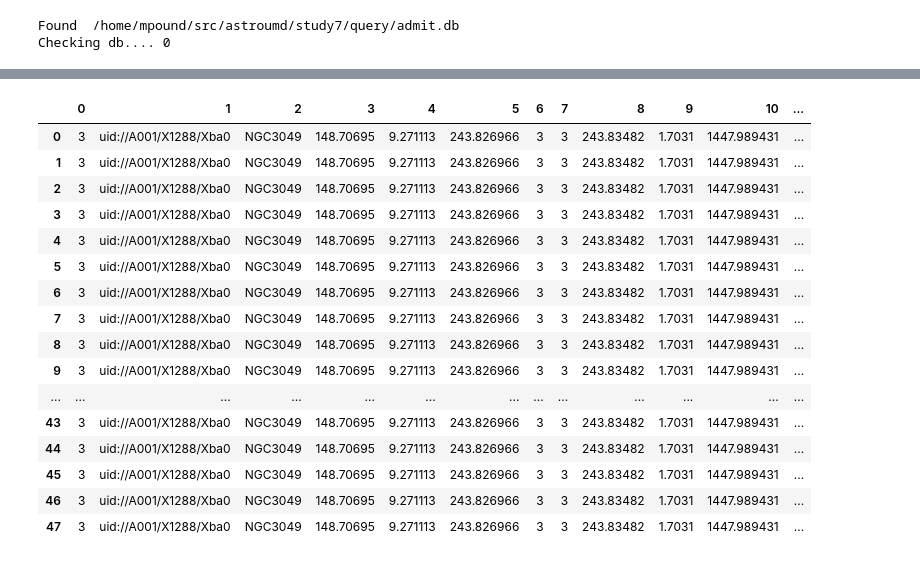
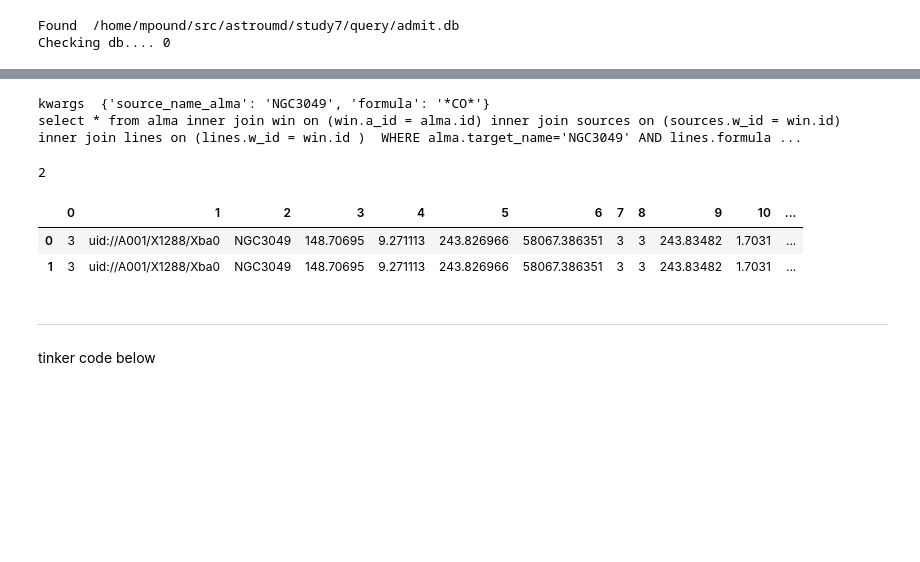
Before and after one commit to teuben/study7, a Jupyter notebook: notebooks/case1.ipynb, the cells around one changed output, grey strips where cells are left out. Saved outputs shown, nothing was run; the diff lists cells and outputs as text; code cells hidden in the pictures; blank space fills up the shorter version.

```diff
--- a/notebooks/case1.ipynb
+++ b/notebooks/case1.ipynb
@@ -73,20 +102,0 @@ result=a.sql("select * from alma,win,lines,sources where target_name='NGC3049' a
-# %%
-pd.DataFrame(result)
-# %% [output]
-|  | 0 | 1 | 2 | 3 | 4 | 5 | 6 | 7 | 8 | 9 | 10 | ... |
-| 0 | 3 | uid://A001/X1288/Xba0 | NGC3049 | 148.70695 | 9.271113 | 243.826966 | 3 | 3 | 243.83482 | 1.7031 | 1447.989431 | ... |
-| 1 | 3 | uid://A001/X1288/Xba0 | NGC3049 | 148.70695 | 9.271113 | 243.826966 | 3 | 3 | 243.83482 | 1.7031 | 1447.989431 | ... |
-| 2 | 3 | uid://A001/X1288/Xba0 | NGC3049 | 148.70695 | 9.271113 | 243.826966 | 3 | 3 | 243.83482 | 1.7031 | 1447.989431 | ... |
-| 3 | 3 | uid://A001/X1288/Xba0 | NGC3049 | 148.70695 | 9.271113 | 243.826966 | 3 | 3 | 243.83482 | 1.7031 | 1447.989431 | ... |
-| 4 | 3 | uid://A001/X1288/Xba0 | NGC3049 | 148.70695 | 9.271113 | 243.826966 | 3 | 3 | 243.83482 | 1.7031 | 1447.989431 | ... |
-| 5 | 3 | uid://A001/X1288/Xba0 | NGC3049 | 148.70695 | 9.271113 | 243.826966 | 3 | 3 | 243.83482 | 1.7031 | 1447.989431 | ... |
-| 6 | 3 | uid://A001/X1288/Xba0 | NGC3049 | 148.70695 | 9.271113 | 243.826966 | 3 | 3 | 243.83482 | 1.7031 | 1447.989431 | ... |
-| 7 | 3 | uid://A001/X1288/Xba0 | NGC3049 | 148.70695 | 9.271113 | 243.826966 | 3 | 3 | 243.83482 | 1.7031 | 1447.989431 | ... |
-| 8 | 3 | uid://A001/X1288/Xba0 | NGC3049 | 148.70695 | 9.271113 | 243.826966 | 3 | 3 | 243.83482 | 1.7031 | 1447.989431 | ... |
-| 9 | 3 | uid://A001/X1288/Xba0 | NGC3049 | 148.70695 | 9.271113 | 243.826966 | 3 | 3 | 243.83482 | 1.7031 | 1447.989431 | ... |
-| ... | ... | ... | ... | ... | ... | ... | ... | ... | ... | ... | ... | ... |
-| 43 | 3 | uid://A001/X1288/Xba0 | NGC3049 | 148.70695 | 9.271113 | 243.826966 | 3 | 3 | 243.83482 | 1.7031 | 1447.989431 | ... |
-| 44 | 3 | uid://A001/X1288/Xba0 | NGC3049 | 148.70695 | 9.271113 | 243.826966 | 3 | 3 | 243.83482 | 1.7031 | 1447.989431 | ... |
-| 45 | 3 | uid://A001/X1288/Xba0 | NGC3049 | 148.70695 | 9.271113 | 243.826966 | 3 | 3 | 243.83482 | 1.7031 | 1447.989431 | ... |
-| 46 | 3 | uid://A001/X1288/Xba0 | NGC3049 | 148.70695 | 9.271113 | 243.826966 | 3 | 3 | 243.83482 | 1.7031 | 1447.989431 | ... |
-| 47 | 3 | uid://A001/X1288/Xba0 | NGC3049 | 148.70695 | 9.271113 | 243.826966 | 3 | 3 | 243.83482 | 1.7031 | 1447.989431 | ... |
@@ -92,0 +113,16 @@ pd.DataFrame(result)
+# %%
+result=a.query(source_name_alma='NGC3049',formula="*CO*")
+len(result)
+# %% [output]
+kwargs  {'source_name_alma': 'NGC3049', 'formula': '*CO*'}
+select * from alma inner join win on (win.a_id = alma.id) inner join sources on (sources.w_id = win.id)   inner join lines on (lines.w_id = win.id )  WHERE alma.target_name='NGC3049' AND lines.formula ...
+2
+# %%
+result
+# %% [output]
+|  | 0 | 1 | 2 | 3 | 4 | 5 | 6 | 7 | 8 | 9 | 10 | ... |
+| 0 | 3 | uid://A001/X1288/Xba0 | NGC3049 | 148.70695 | 9.271113 | 243.826966 | 58067.386351 | 3 | 3 | 243.83482 | 1.7031 | ... |
+| 1 | 3 | uid://A001/X1288/Xba0 | NGC3049 | 148.70695 | 9.271113 | 243.826966 | 58067.386351 | 3 | 3 | 243.83482 | 1.7031 | ... |
+# %% [markdown]
+-------------------
+tinker code below
```
Also changed, not shown: parts of 21 cells of this notebook.
